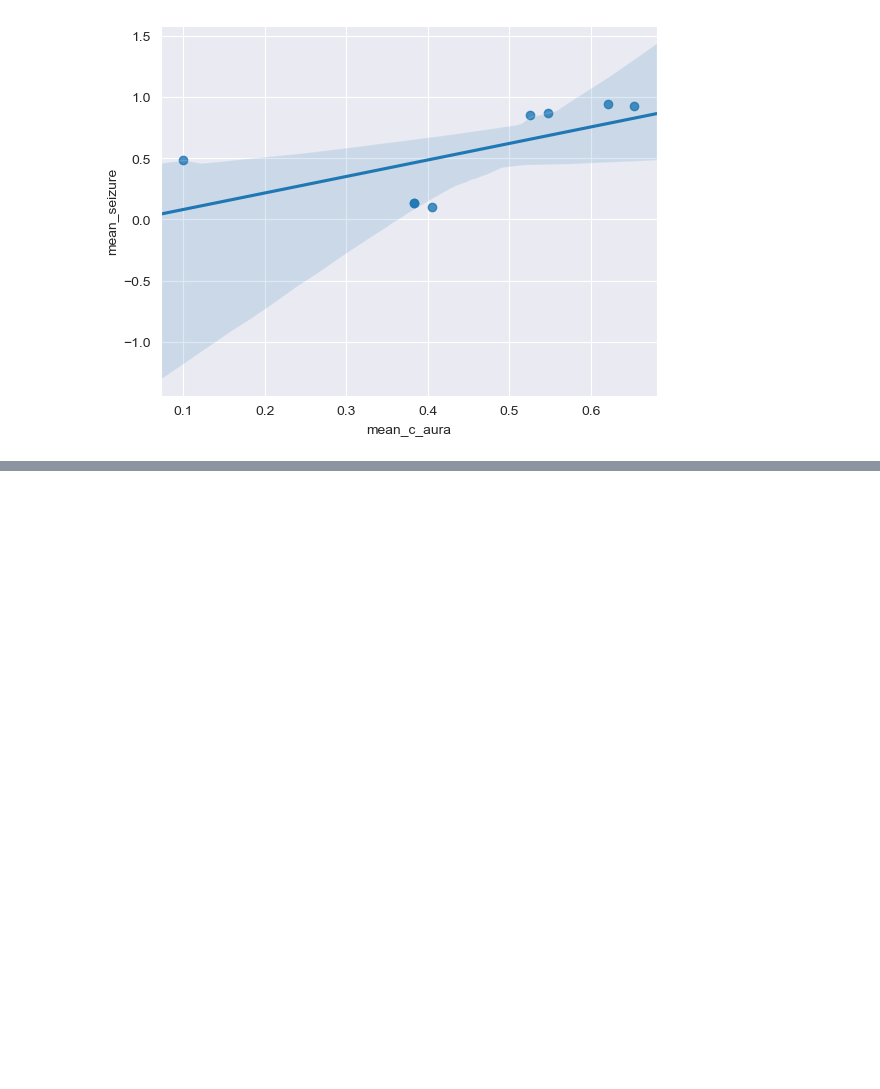
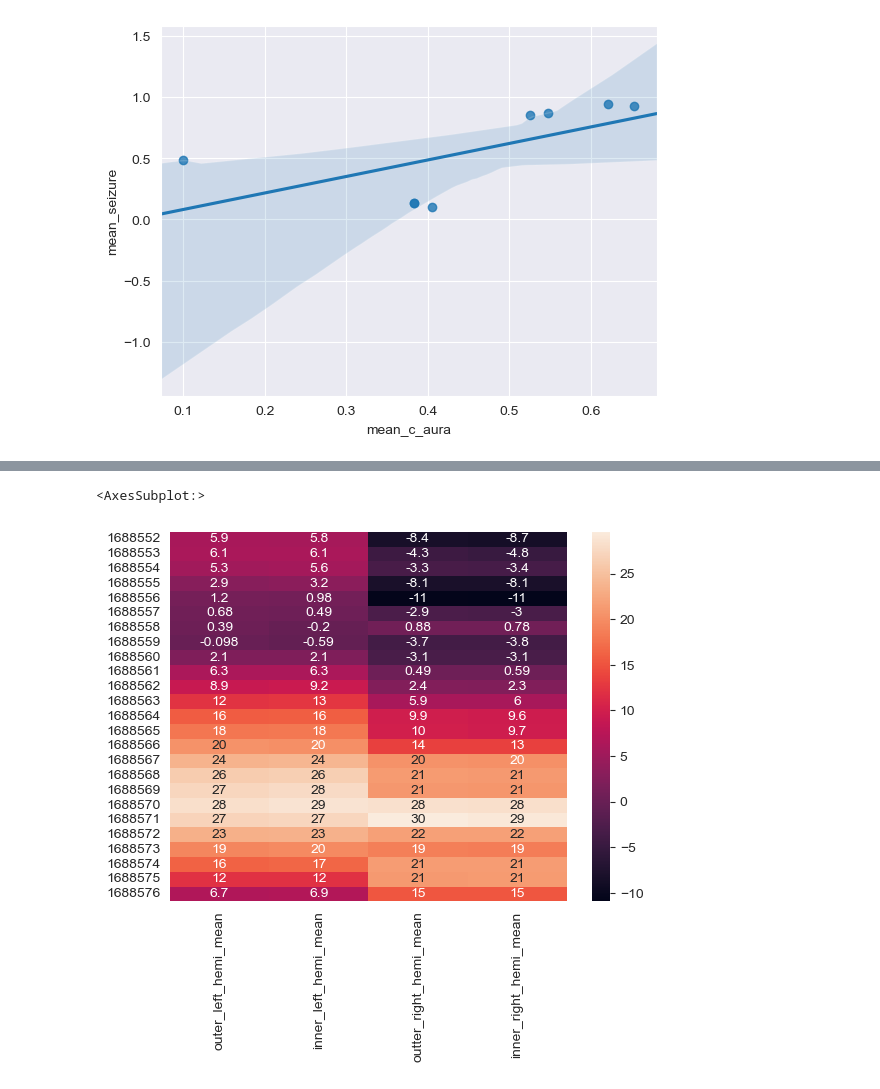
Before and after one commit to eipiisneg1/seizure_prediction_model, a Jupyter notebook: patient_1_02_EDA_step.ipynb, the cells around one changed output, grey strips where cells are left out. Drawn from its saved outputs; the diff is of its cells as text; code cells hidden in the pictures; blank space fills up the shorter version.

```diff
--- a/patient_1_02_EDA_step.ipynb
+++ b/patient_1_02_EDA_step.ipynb
@@ -821,9 +780,0 @@ Let's refer to the upcoming datasets as my epiphany and add it to the master dat
-# %%
-X_epiphany = master_data_patient_dict['Patient 1 initial set']['X all columns']
-y_epiphany = master_data_patient_dict['Patient 1 initial set']['y all columns']
-
-X_epiphany_end = X_epiphany.index.to_list()[-1]  # 1688575
-y_epiphany_begin = y_epiphany.index.to_list()[0] # 1688576
-
-master_data_patient_dict['Patient 1 initial set']['my_epiphany'] = pd.concat([X_epiphany, y_epiphany], axis = 0)
-master_data_patient_dict['Patient 1 initial set']['my_epiphany'].head(1)
@@ -836,3 +780,0 @@ And we know where the seizure begins and ends so drop the first column.
-# %%
-master_data_patient_dict['Patient 1 initial set']['my_epiphany'].drop(['seizure = 1'], inplace = True, axis=1)
-master_data_patient_dict['Patient 1 initial set']['my_epiphany'].head(1)
@@ -901,2 +780,0 @@ This change is subject to change as the models complexity increases in the futur
-# %%
-master_data_patient_dict['Patient 1 initial set']['my_epiphany'].drop(['P7-T7', 'T7-FT9', 'left_temple_to_left_rear', 'FT9-FT10','temple_to_temple', 'FT10-T8', 'T8-P8-1', 'right_temple_to_right_rear'], inplace=True, axis=1)
@@ -968,0 +1040,6 @@ my_epiphany.head()
+# %%
+a = len(master_data_patient_dict['Patient 1 model sets']['X_P1_summary'].columns)
+sums_X = master_data_patient_dict['Patient 1 model sets']['X_P1_summary'].iloc[:,[i for i in range(1, a, 2)]]
+sums_y = master_data_patient_dict['Patient 1 model sets']['y_P1_summary'].iloc[:,[i for i in range(1, a, 2)]]
+summin = pd.concat([sums_X, sums_y])
+summin.tail()
@@ -968,0 +1062,5 @@ my_epiphany.head()
+# %%
+sns.heatmap(data=summin.iloc[30700:], annot=True)
+# %% [output]
+<AxesSubplot:>
+[figure, added]
```
Also changed, not shown: parts of 58 cells of this notebook, 2 other files.
